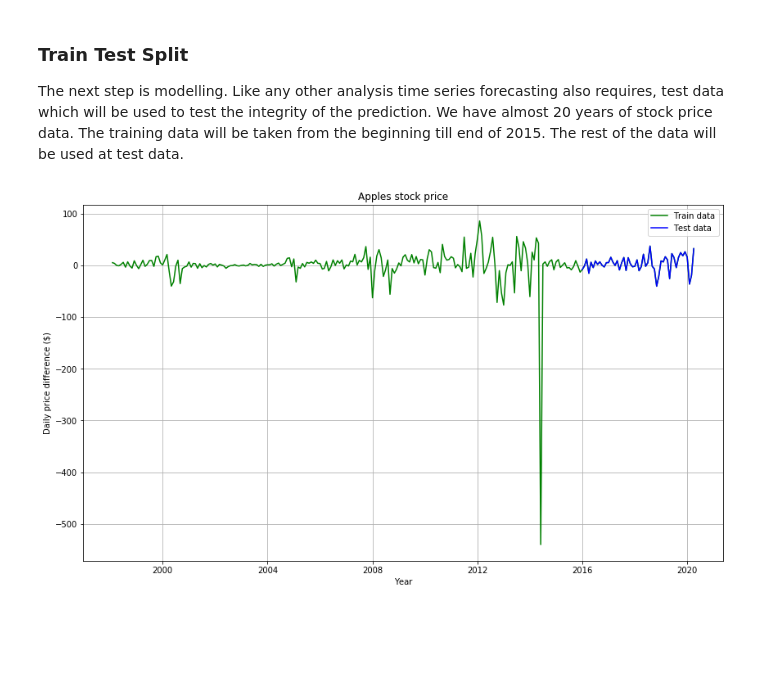
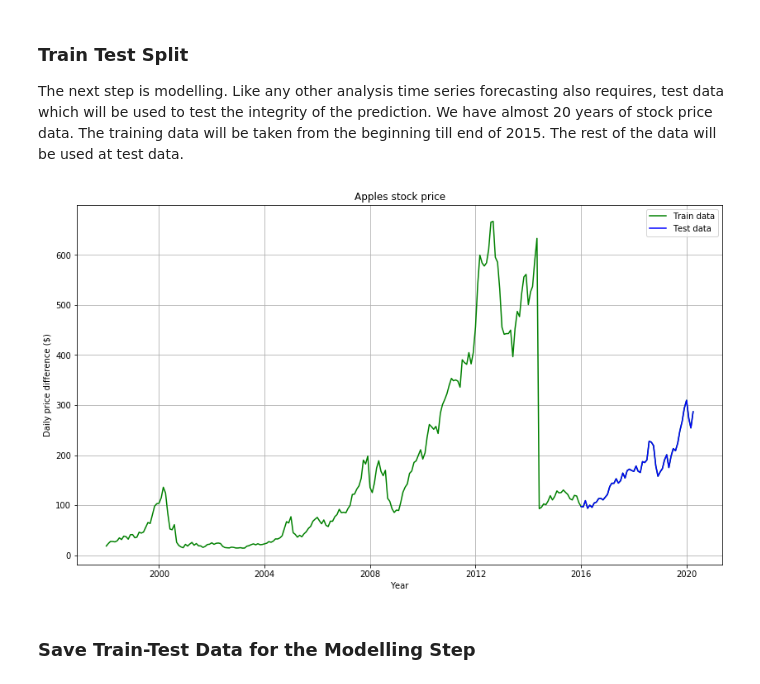
Before and after one commit to saimoom026/Springboard, a Jupyter notebook: springboard/Capstone two/Stock-price-prediction-preprocess.ipynb, the cells around one changed output. Saved outputs shown, nothing was run; the diff lists cells and outputs as text; code cells hidden in the pictures; blank space fills up the shorter version.

Commit message:
Apple stock data pre-processing step updated

```diff
--- a/springboard/Capstone two/Stock-price-prediction-preprocess.ipynb
+++ b/springboard/Capstone two/Stock-price-prediction-preprocess.ipynb
@@ -424,18 +424,20 @@ The next step is modelling. Like any other analysis time series forecasting also
 # %%
 # split data into train and training set
 
-train_data, test_data = y_diff[y_diff.index < '2015-12-01'], y_diff[y_diff.index >= '2016-01-01']
+train_data, test_data = y[y.index < '2016-01-01'], y[y.index >= '2016-01-01']
 
 # plot the training and testing data
 
 plt.figure(figsize=(14,8))
 plt.grid(True)
 plt.xlabel('Year')
 plt.ylabel('Daily price difference ($)')
-plt.plot(y_diff, 'green', label='Train data')
+plt.plot(y, 'green', label='Train data')
 plt.plot(test_data, 'blue', label='Test data')
 plt.title('Apples stock price')
 plt.legend()
 plt.show()
 # %% [output]
-[figure, old version]
+[figure, new version]
+# %% [markdown]
+### Save Train-Test Data for the Modelling Step
```
Also changed, not shown: parts of 1 cell of this notebook.
